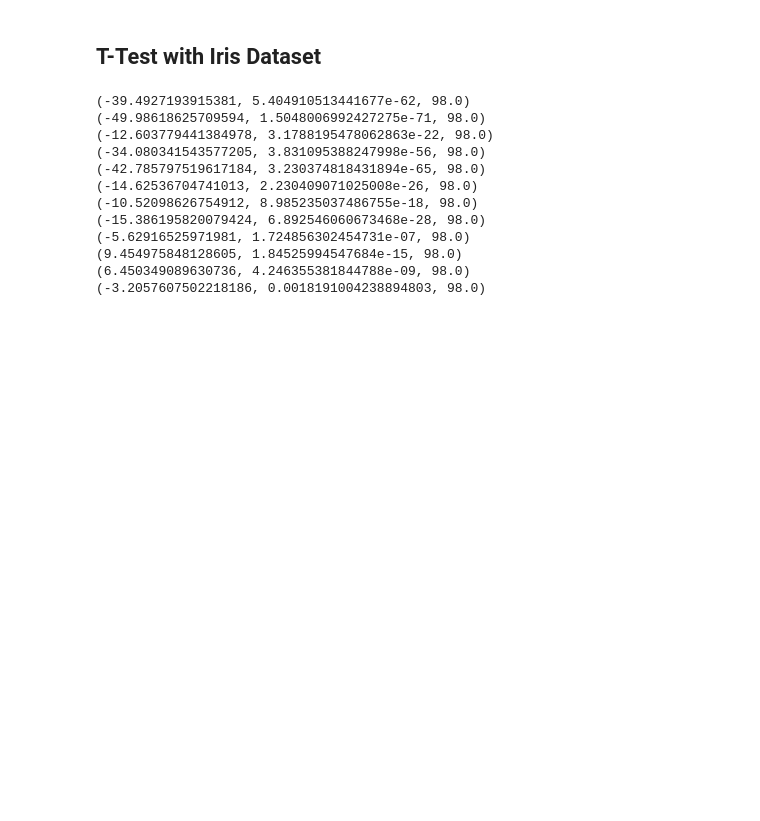
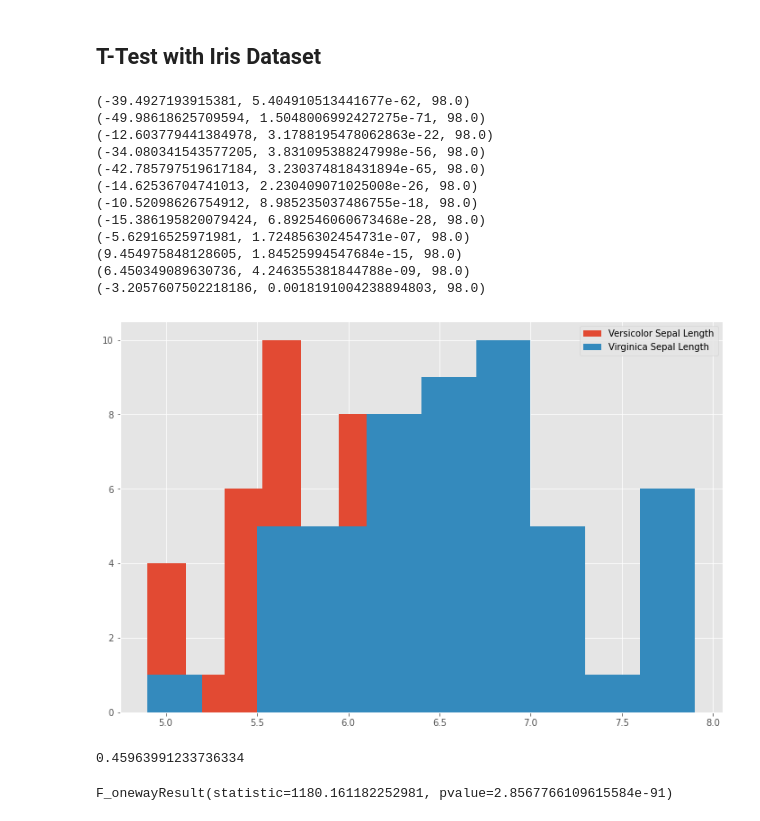
Before and after one commit to KeelyC0d3s/MachineLearningAndStatistics2021, a Jupyter notebook: scipy-stats.ipynb, the cells around one changed output. Drawn from its saved outputs; the diff is of its cells as text; code cells hidden in the pictures; blank space fills up the shorter version.

```diff
--- a/scipy-stats.ipynb
+++ b/scipy-stats.ipynb
@@ -74,3 +111,20 @@ print(stats.ttest_ind(r['sepal_width'], a['sepal_width']))
 (9.454975848128605, 1.84525994547684e-15, 98.0)
 (6.450349089630736, 4.246355381844788e-09, 98.0)
 (-3.2057607502218186, 0.0018191004238894803, 98.0)
+# %%
+plt.hist(r['sepal_length'], label='Versicolor Sepal Length')
+plt.hist(a['sepal_length'], label='Virginica Sepal Length')
+
+plt.legend()
+
+plt.show()
+# %% [output]
+[figure, added]
+# %%
+1- ((0.95)**12)
+# %% [output]
+0.45963991233736334
+# %%
+ss.f_oneway(s['petal_length'], r['petal_length'], a['petal_length'])
+# %% [output]
+F_onewayResult(statistic=1180.161182252981, pvalue=2.8567766109615584e-91)
```
Also changed, not shown: parts of 34 cells of this notebook.
